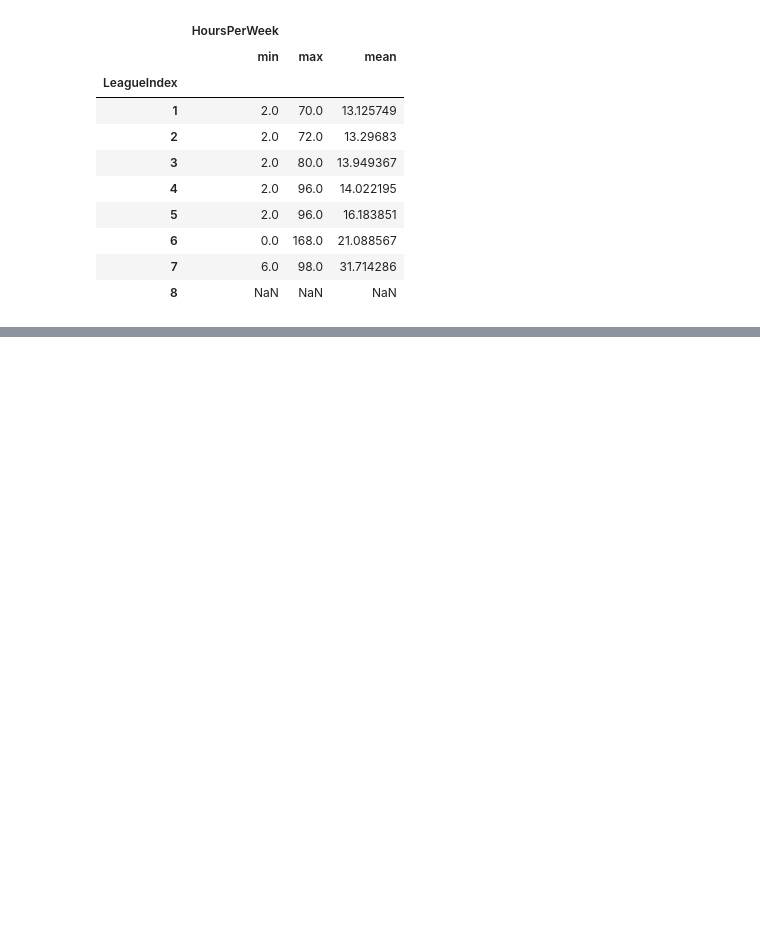
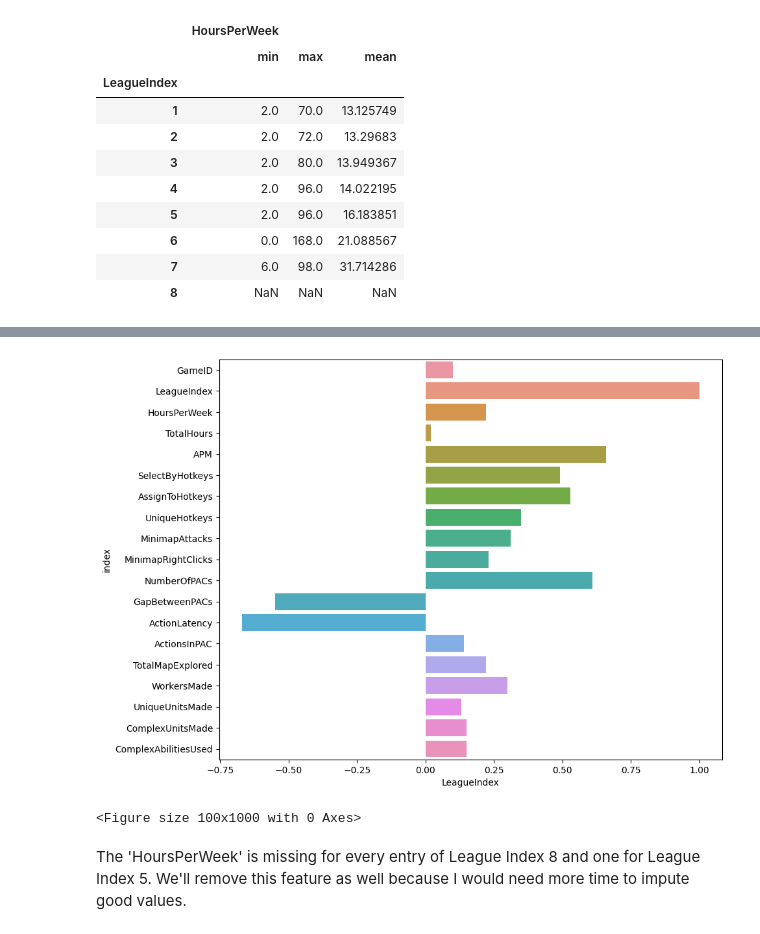
Before and after one commit to Ethan-Shapiro/EG-Starcraft-II-Project, a Jupyter notebook: notebook.ipynb, the cells around one changed output, grey strips where cells are left out. Cells and saved outputs as stored; diff of their text form; code cells hidden in the pictures; blank space fills up the shorter version.

```diff
--- a/notebook.ipynb
+++ b/notebook.ipynb
@@ -374,0 +339,13 @@ sns.histplot(err)
+# %%
+correlation_vals = df.corr().loc[:, ['LeagueIndex']].apply(lambda x: np.round(x, 2)).reset_index()
+# %%
+plt.figure(figsize=(10, 8))
+sns.barplot(correlation_vals, x='LeagueIndex', y='index')
+plt.show()
+# %% [output]
+[figure, added]
+# %%
+plt.figure(figsize=(1, 10))
+px.bar(correlation_vals, x='index', y='LeagueIndex', color='LeagueIndex', text='LeagueIndex')
+# %% [output]
+<Figure size 100x1000 with 0 Axes>
@@ -374,0 +354,2 @@ sns.histplot(err)
+# %% [markdown]
+The 'HoursPerWeek' is missing for every entry of League Index 8 and one for League Index 5. We'll remove this feature as well because I would need more time to impute good values.
```
Also changed, not shown: parts of 69 cells of this notebook.
